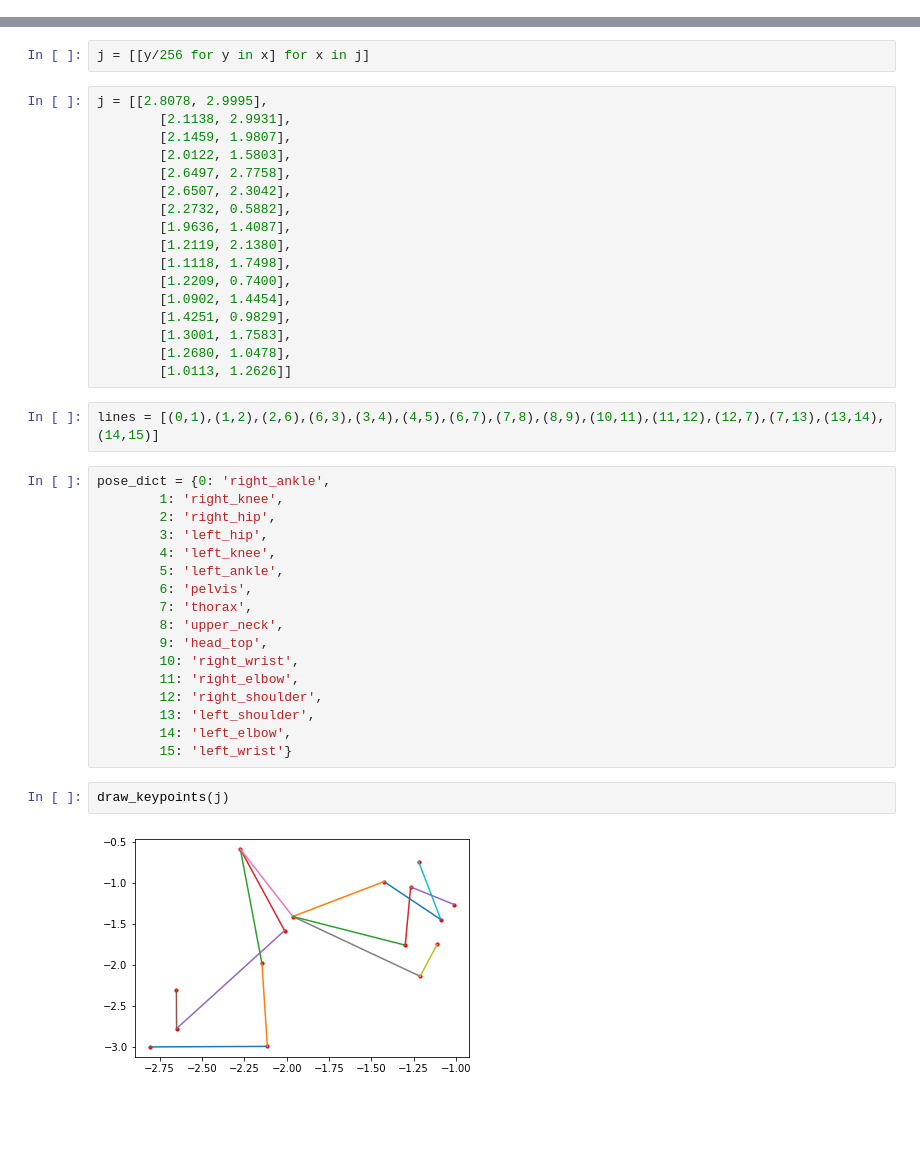
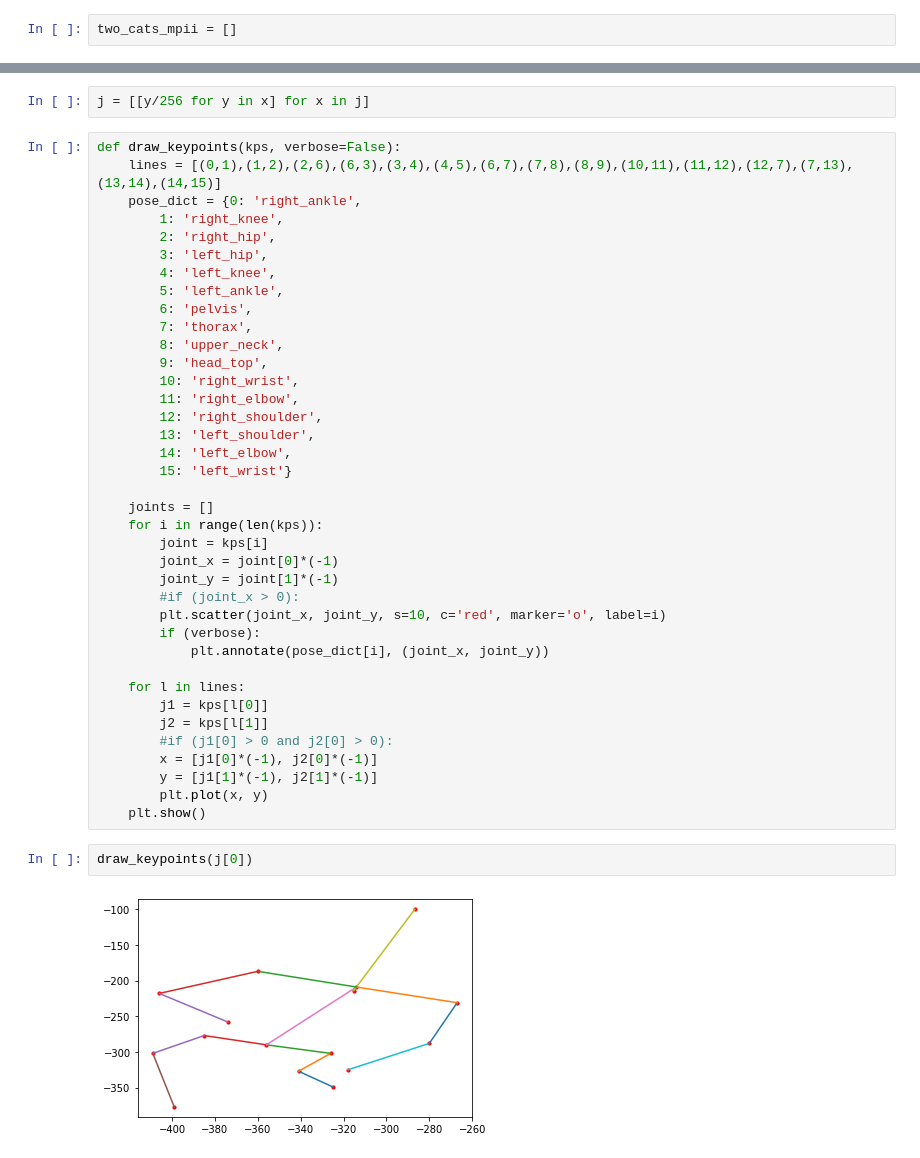
Before and after one commit to TayaPenskaya/Diploma, a Jupyter notebook: text2pose/scripts/preparing_mpii.ipynb, the cells around one changed output, grey strips where cells are left out. Drawn from its saved outputs; the diff is of its cells as text; blank space fills up the shorter version.

```diff
--- a/text2pose/scripts/preparing_mpii.ipynb
+++ b/text2pose/scripts/preparing_mpii.ipynb
@@ -141,3 +140,5 @@ len(my_mpii)
 cats = ['running', 'dancing', 'bicycling', 'walking', 'fishing and hunting', 'sport with ball',
                            'standing', 'sitting', 'skiing', 'swimming', 'cooking', 'driving', 'rock climbing',
                            'horseback', 'skateboarding', 'yoga', 'canoe', 'training', 'lying']
+# %%
+two_cats_mpii = []
@@ -177,43 +188,45 @@ j = my_mpii[12110]
 j = j['joints']
 # %%
 j = [[y/256 for y in x] for x in j]
-# %%
-j = [[2.8078, 2.9995],
-        [2.1138, 2.9931],
-        [2.1459, 1.9807],
-        [2.0122, 1.5803],
-        [2.6497, 2.7758],
-        [2.6507, 2.3042],
-        [2.2732, 0.5882],
-        [1.9636, 1.4087],
-        [1.2119, 2.1380],
-        [1.1118, 1.7498],
-        [1.2209, 0.7400],
-        [1.0902, 1.4454],
-        [1.4251, 0.9829],
-        [1.3001, 1.7583],
-        [1.2680, 1.0478],
-        [1.0113, 1.2626]]
-# %%
-lines = [(0,1),(1,2),(2,6),(6,3),(3,4),(4,5),(6,7),(7,8),(8,9),(10,11),(11,12),(12,7),(7,13),(13,14),(14,15)]
-# %%
-pose_dict = {0: 'right_ankle',
-        1: 'right_knee',
-        2: 'right_hip',
-        3: 'left_hip',
-        4: 'left_knee',
-        5: 'left_ankle',
-        6: 'pelvis',
-        7: 'thorax',
-        8: 'upper_neck',
-        9: 'head_top',
-        10: 'right_wrist',
-        11: 'right_elbow',
-        12: 'right_shoulder',
-        13: 'left_shoulder',
-        14: 'left_elbow',
-        15: 'left_wrist'}
+# %%
+def draw_keypoints(kps, verbose=False):
+    lines = [(0,1),(1,2),(2,6),(6,3),(3,4),(4,5),(6,7),(7,8),(8,9),(10,11),(11,12),(12,7),(7,13),(13,14),(14,15)]
+    pose_dict = {0: 'right_ankle',
+        1: 'right_knee',
+        2: 'right_hip',
+        3: 'left_hip',
+        4: 'left_knee',
+        5: 'left_ankle',
+        6: 'pelvis',
+        7: 'thorax',
+        8: 'upper_neck',
+        9: 'head_top',
+        10: 'right_wrist',
+        11: 'right_elbow',
+        12: 'right_shoulder',
+        13: 'left_shoulder',
+        14: 'left_elbow',
+        15: 'left_wrist'}
+
+    joints = []
+    for i in range(len(kps)):
+        joint = kps[i]
+        joint_x = joint[0]*(-1)
+        joint_y = joint[1]*(-1)
+        #if (joint_x > 0):
+        plt.scatter(joint_x, joint_y, s=10, c='red', marker='o', label=i)
+        if (verbose):
+            plt.annotate(pose_dict[i], (joint_x, joint_y))
+
+    for l in lines:
+        j1 = kps[l[0]]
+        j2 = kps[l[1]]
+        #if (j1[0] > 0 and j2[0] > 0):
+        x = [j1[0]*(-1), j2[0]*(-1)]
+        y = [j1[1]*(-1), j2[1]*(-1)]
+        plt.plot(x, y)
+    plt.show()
 # %%
-draw_keypoints(j)
+draw_keypoints(j[0])
 # %% [output]
-[figure, old version]
+[figure, new version]
```
Also changed, not shown: parts of 9 cells of this notebook.
